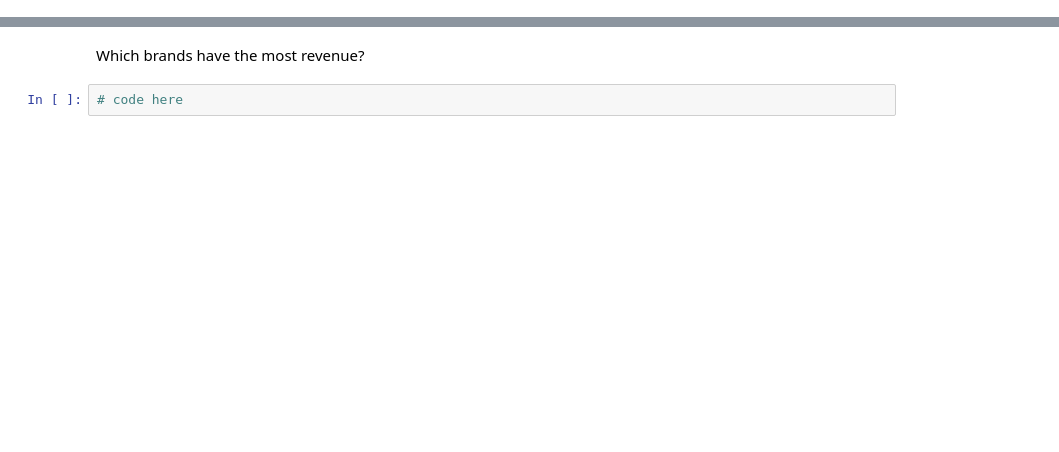
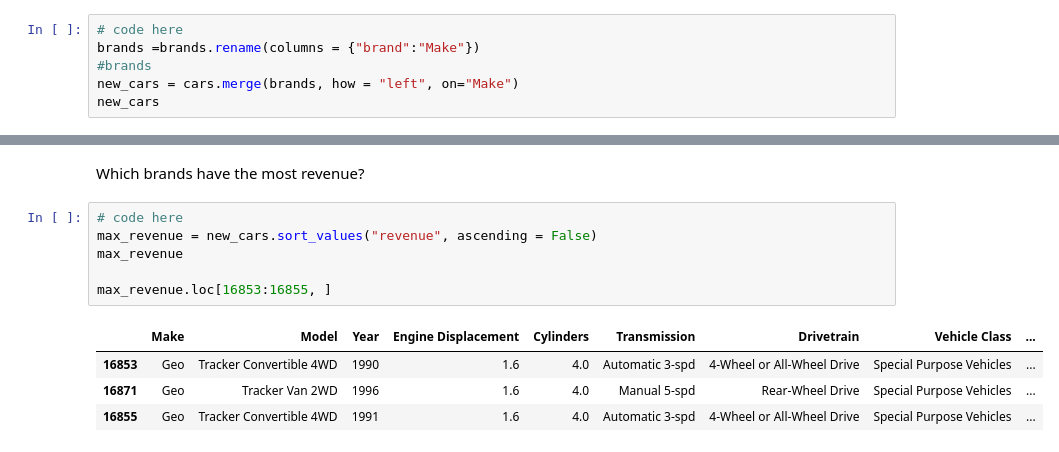
Before and after one commit to Anupama2022/My_python_scripts, a Jupyter notebook: pandas-challenges.ipynb, the cells around one changed output, grey strips where cells are left out. Cells and saved outputs as stored; diff of their text form; blank space fills up the shorter version.

```diff
--- a/pandas-challenges.ipynb
+++ b/pandas-challenges.ipynb
@@ -340,0 +359,6 @@ Join the cars dataframe with the car brands dataframe.
+# %%
+# code here
+brands =brands.rename(columns = {"brand":"Make"})
+#brands
+new_cars = cars.merge(brands, how = "left", on="Make")
+new_cars
@@ -341,4 +379,13 @@ Join the cars dataframe with the car brands dataframe.
 # %% [markdown]
 Which brands have the most revenue?
-# %%
-# code here
+# %%
+# code here
+max_revenue = new_cars.sort_values("revenue", ascending = False)
+max_revenue
+
+max_revenue.loc[16853:16855, ]
+# %% [output]
+|  | Make | Model | Year | Engine Displacement | Cylinders | Transmission | Drivetrain | Vehicle Class | ... |
+| 16853 | Geo | Tracker Convertible 4WD | 1990 | 1.6 | 4.0 | Automatic 3-spd | 4-Wheel or All-Wheel Drive | Special Purpose Vehicles | ... |
+| 16871 | Geo | Tracker Van 2WD | 1996 | 1.6 | 4.0 | Manual 5-spd | Rear-Wheel Drive | Special Purpose Vehicles | ... |
+| 16855 | Geo | Tracker Convertible 4WD | 1991 | 1.6 | 4.0 | Automatic 3-spd | 4-Wheel or All-Wheel Drive | Special Purpose Vehicles | ... |
```
Also changed, not shown: parts of 4 cells of this notebook, 1 other file.
